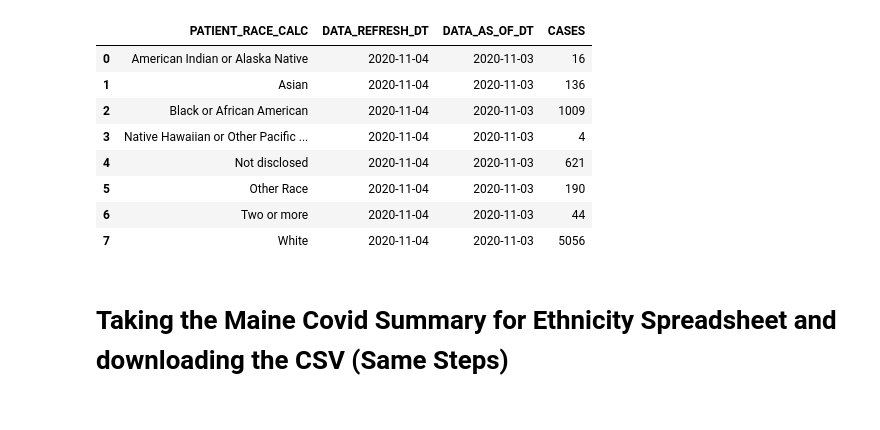
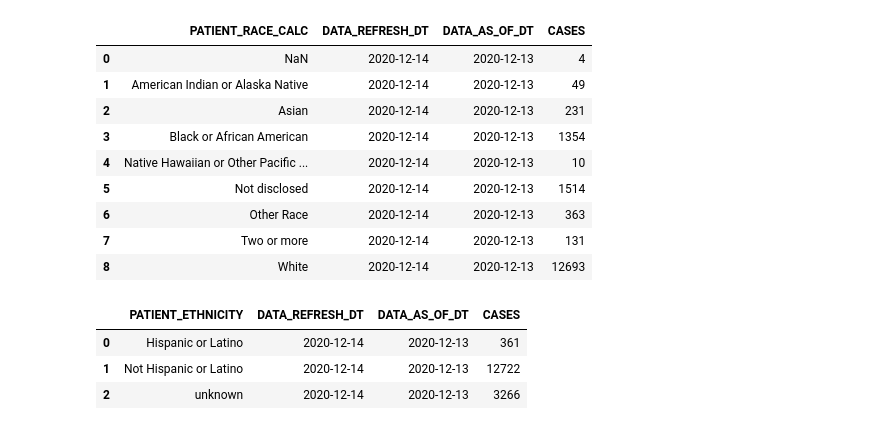
Before and after one commit to BU-Spark/CARR-x-Spark-COVID-Racial-Data-Tracker, a Jupyter notebook: Scraper - XLSX:Google Sheets:CSV/Webscraper_ME.ipynb, the cells around one changed output. Cells and saved outputs as stored; diff of their text form; code cells hidden in the pictures.

```diff
--- a/Scraper - XLSX:Google Sheets:CSV/Webscraper_ME.ipynb
+++ b/Scraper - XLSX:Google Sheets:CSV/Webscraper_ME.ipynb
@@ -39,14 +85,0 @@ maine_covid_summary_cases_by_race = pd.read_csv(maine_covid_summary_cases_by_rac
-# %%
-maine_covid_summary_cases_by_race
-# %% [output]
-|  | PATIENT_RACE_CALC | DATA_REFRESH_DT | DATA_AS_OF_DT | CASES |
-| 0 | American Indian or Alaska Native | 2020-11-04 | 2020-11-03 | 16 |
-| 1 | Asian | 2020-11-04 | 2020-11-03 | 136 |
-| 2 | Black or African American | 2020-11-04 | 2020-11-03 | 1009 |
-| 3 | Native Hawaiian or Other Pacific ... | 2020-11-04 | 2020-11-03 | 4 |
-| 4 | Not disclosed | 2020-11-04 | 2020-11-03 | 621 |
-| 5 | Other Race | 2020-11-04 | 2020-11-03 | 190 |
-| 6 | Two or more | 2020-11-04 | 2020-11-03 | 44 |
-| 7 | White | 2020-11-04 | 2020-11-03 | 5056 |
-# %% [markdown]
-# Taking the Maine Covid Summary for Ethnicity Spreadsheet and downloading the CSV (Same Steps)
@@ -59,0 +86,27 @@ maine_covid_summary_cases_by_ethnicity
+# %%
+#Accessing the latest data for cases by race
+#source(s): https://datatofish.com/read_excel/, https://riptutorial.com/pandas/example/5927/read-a-specific-sheet
+
+cases_by_race = pd.read_excel(r'/Users/myaturner/Downloads/Maine_COVID19_Summary.xlsx', 'cases_by_race')
+cases_by_race
+# %% [output]
+|  | PATIENT_RACE_CALC | DATA_REFRESH_DT | DATA_AS_OF_DT | CASES |
+| 0 | NaN | 2020-12-14 | 2020-12-13 | 4 |
+| 1 | American Indian or Alaska Native | 2020-12-14 | 2020-12-13 | 49 |
+| 2 | Asian | 2020-12-14 | 2020-12-13 | 231 |
+| 3 | Black or African American | 2020-12-14 | 2020-12-13 | 1354 |
+| 4 | Native Hawaiian or Other Pacific ... | 2020-12-14 | 2020-12-13 | 10 |
+| 5 | Not disclosed | 2020-12-14 | 2020-12-13 | 1514 |
+| 6 | Other Race | 2020-12-14 | 2020-12-13 | 363 |
+| 7 | Two or more | 2020-12-14 | 2020-12-13 | 131 |
+| 8 | White | 2020-12-14 | 2020-12-13 | 12693 |
+# %%
+#Acessing the latest data for cases by ethnicity
+
+cases_by_ethnicity = pd.read_excel(r'/Users/myaturner/Downloads/Maine_COVID19_Summary.xlsx', 'cases_by_ethnicity')
+cases_by_ethnicity
+# %% [output]
+|  | PATIENT_ETHNICITY | DATA_REFRESH_DT | DATA_AS_OF_DT | CASES |
+| 0 | Hispanic or Latino | 2020-12-14 | 2020-12-13 | 361 |
+| 1 | Not Hispanic or Latino | 2020-12-14 | 2020-12-13 | 12722 |
+| 2 | unknown | 2020-12-14 | 2020-12-13 | 3266 |
```
Also changed, not shown: parts of 21 cells of this notebook.
